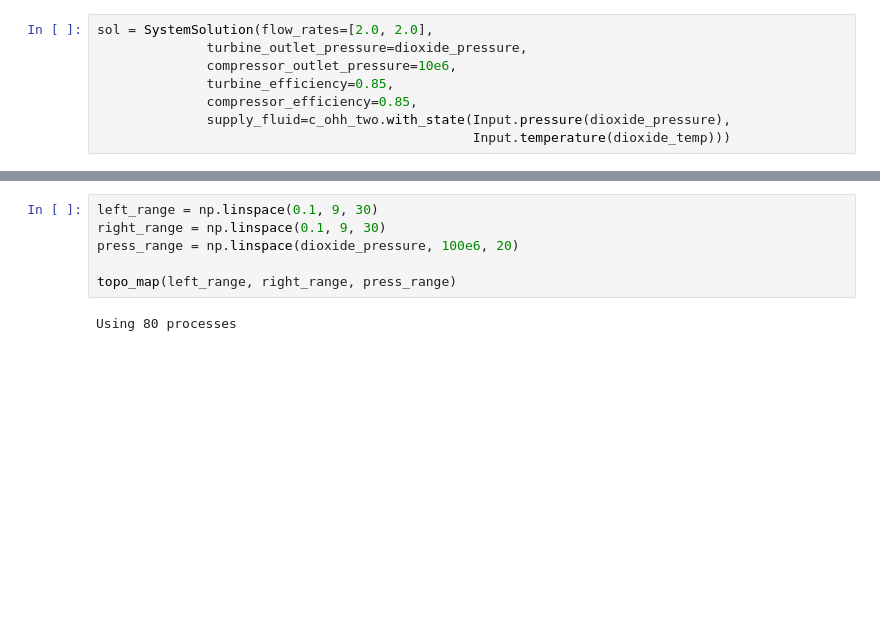
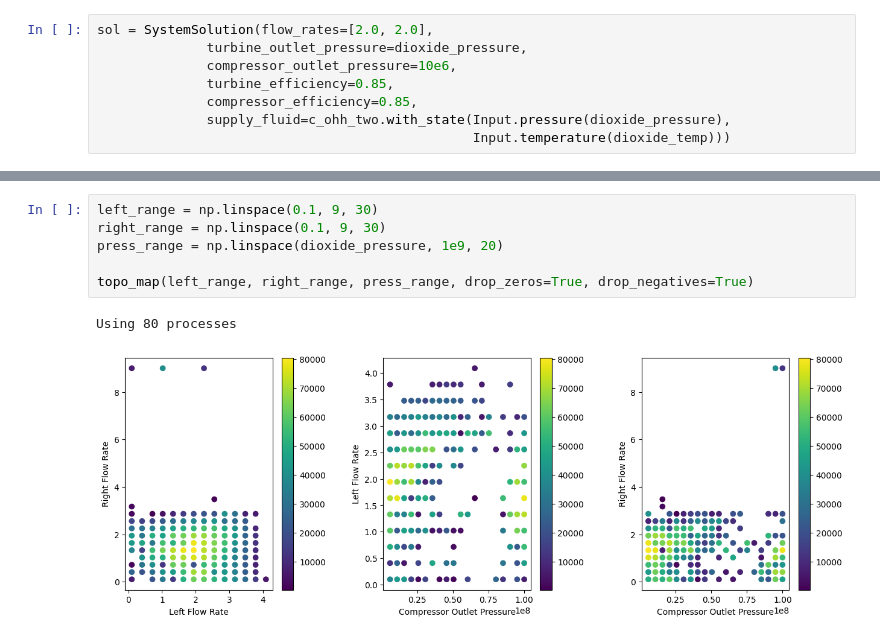
Before and after one commit to Willmac16/DFTS-Team-Seven, a Jupyter notebook: Project3.ipynb, the cells around one changed output, grey strips where cells are left out. Cells and saved outputs as stored; diff of their text form; blank space fills up the shorter version.

```diff
--- a/Project3.ipynb
+++ b/Project3.ipynb
@@ -626,11 +642,12 @@ def topo_map(left_flows, right_flows, presses):
 # %%
 left_range = np.linspace(0.1, 9, 30)
 right_range = np.linspace(0.1, 9, 30)
-press_range = np.linspace(dioxide_pressure, 100e6, 20)
+press_range = np.linspace(dioxide_pressure, 1e9, 20)
 
-topo_map(left_range, right_range, press_range)
+topo_map(left_range, right_range, press_range, drop_zeros=True, drop_negatives=True)
 # %% [output]
 Using 80 processes
+[figure, added]
 # %%
 left_range = np.linspace(0.1, 4.0, 30)
 right_range = np.linspace(0.1, 4.0, 30)
```
Also changed, not shown: parts of 5 cells of this notebook.
